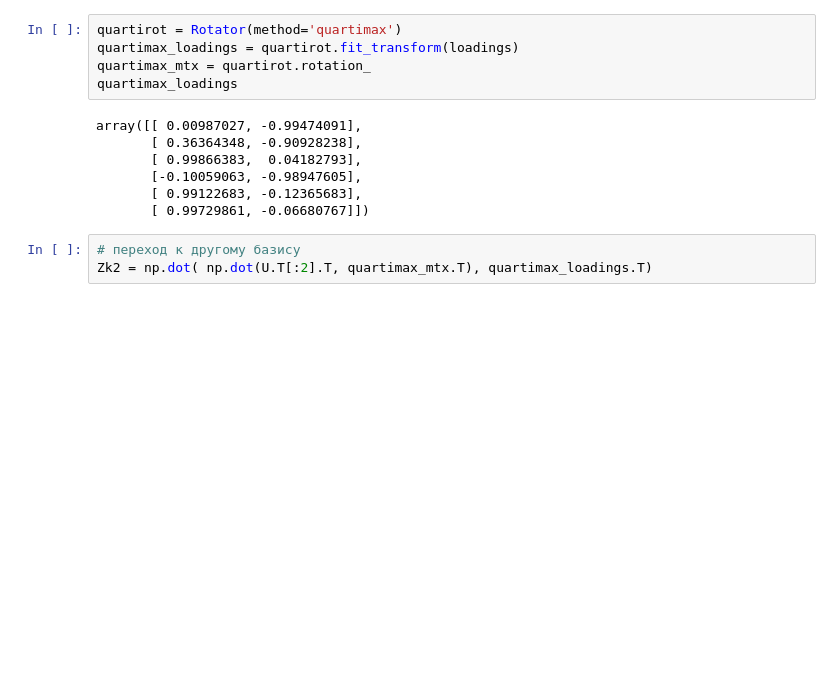
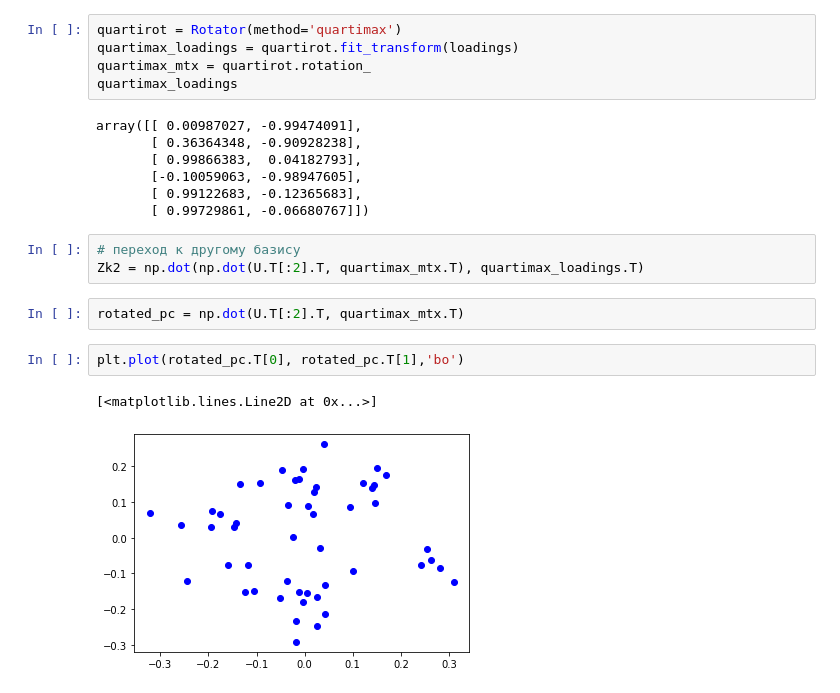
Before and after one commit to zozunin/classic-data-analysis-methods, a Jupyter notebook: DZ2_13.ipynb, the cells around one changed output. Drawn from its saved outputs; the diff is of its cells as text; blank space fills up the shorter version.

```diff
--- a/DZ2_13.ipynb
+++ b/DZ2_13.ipynb
@@ -233,4 +233,11 @@ array([[ 0.00987027, -0.99474091],
        [ 0.99729861, -0.06680767]])
 # %%
 # переход к другому базису
-Zk2 = np.dot( np.dot(U.T[:2].T, quartimax_mtx.T), quartimax_loadings.T)
+Zk2 = np.dot(np.dot(U.T[:2].T, quartimax_mtx.T), quartimax_loadings.T)
+# %%
+rotated_pc = np.dot(U.T[:2].T, quartimax_mtx.T)
+# %%
+plt.plot(rotated_pc.T[0], rotated_pc.T[1],'bo')
+# %% [output]
+[<matplotlib.lines.Line2D at 0x...>]
+[figure, added]
```
